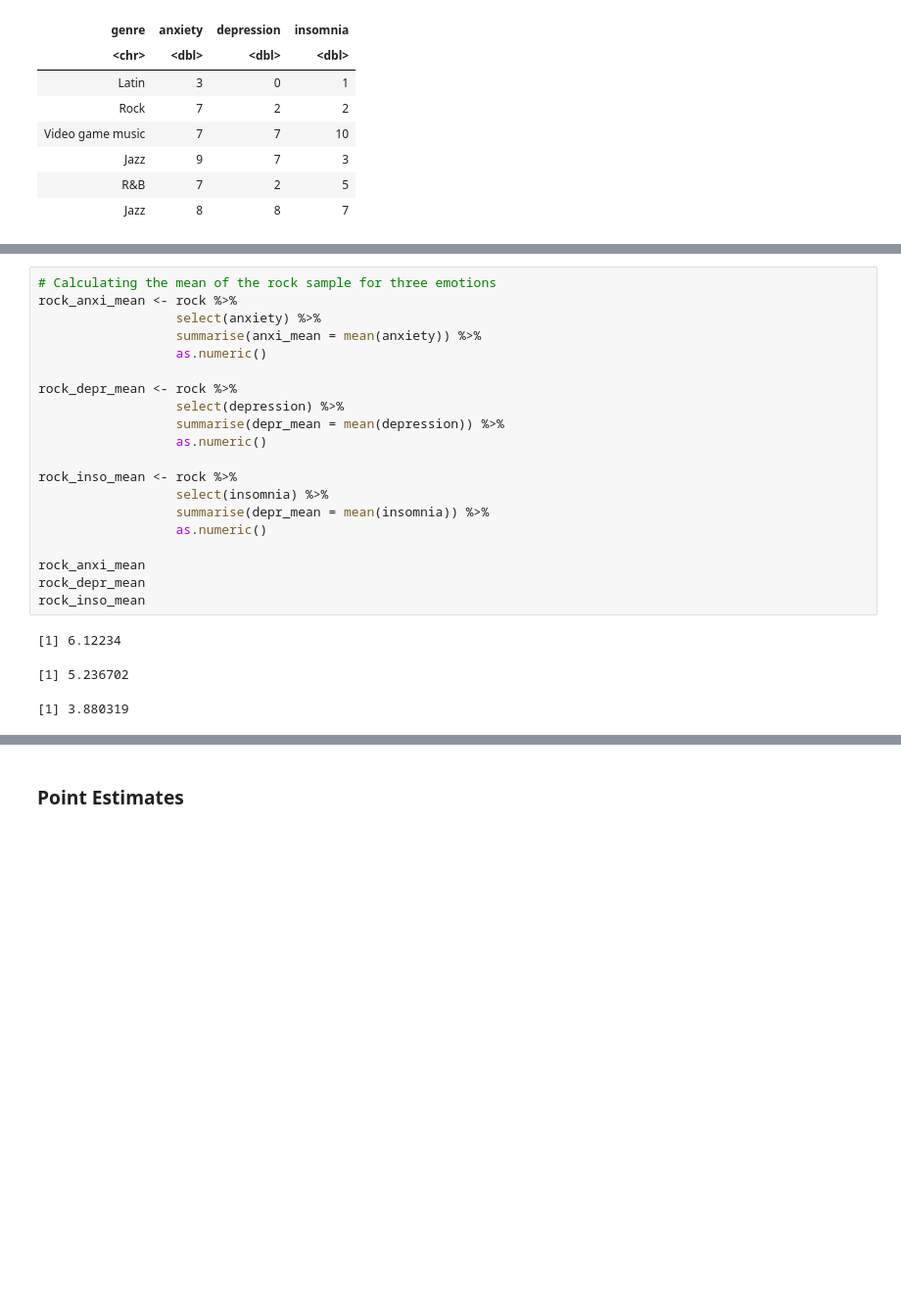
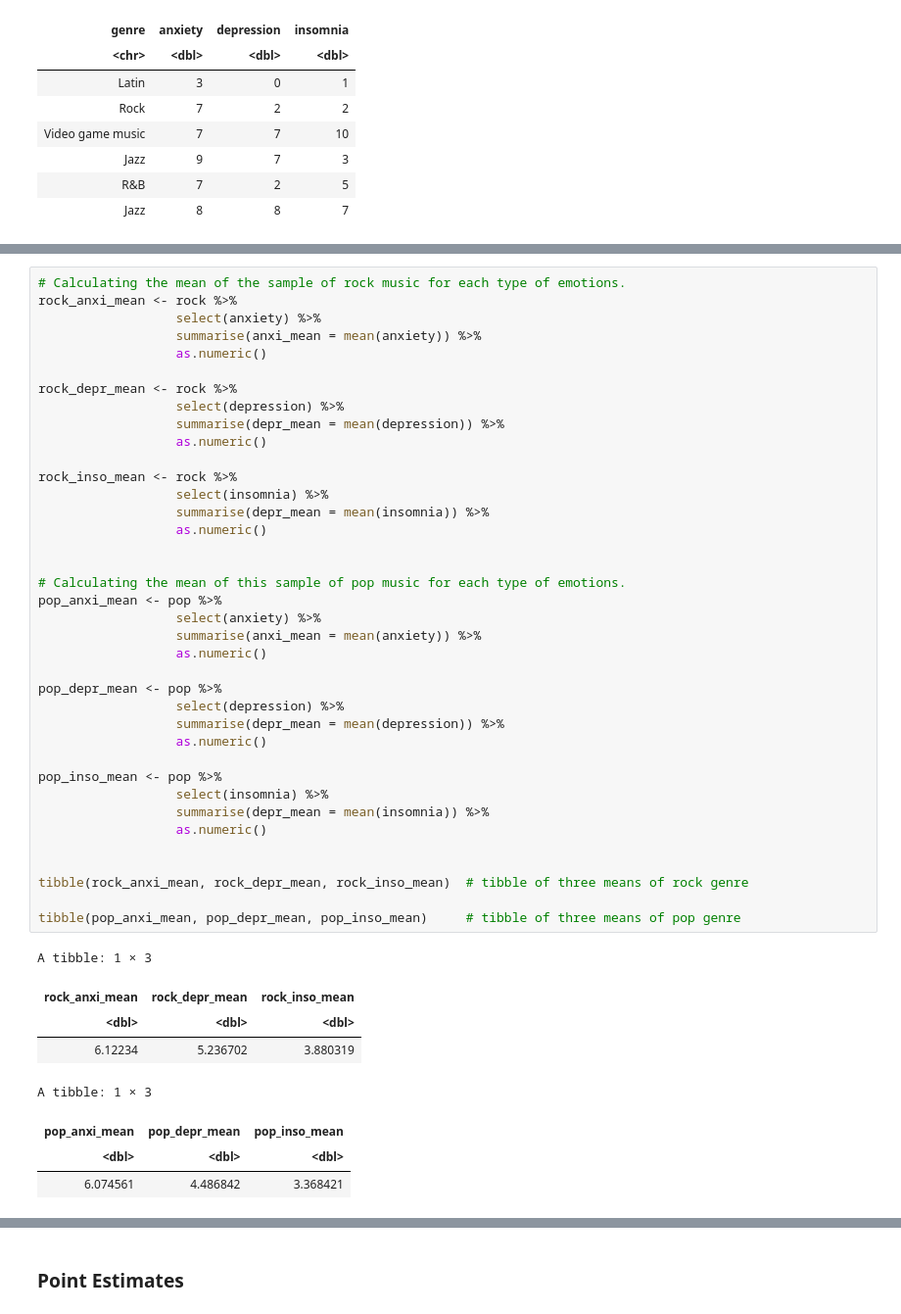
Before and after one commit to SaiUbc/STAT-201-Group-Project-Team-3, a Jupyter notebook: Group 3_Proposal.ipynb, the cells around one changed output, grey strips where cells are left out. Shown at 98% size. Cells and saved outputs as stored; diff of their text form; blank space fills up the shorter version.

```diff
--- a/Group 3_Proposal.ipynb
+++ b/Group 3_Proposal.ipynb
@@ -177,27 +199,50 @@ A tibble: 6 × 4
 # %%
-# Calculating the mean of the rock sample for three emotions
+# Calculating the mean of the sample of rock music for each type of emotions.
 rock_anxi_mean <- rock %>%
                   select(anxiety) %>%
                   summarise(anxi_mean = mean(anxiety)) %>%
                   as.numeric()
 
 rock_depr_mean <- rock %>%
                   select(depression) %>%
                   summarise(depr_mean = mean(depression)) %>%
                   as.numeric()
 
 rock_inso_mean <- rock %>%
                   select(insomnia) %>%
                   summarise(depr_mean = mean(insomnia)) %>%
                   as.numeric()
 
-rock_anxi_mean
-rock_depr_mean
-rock_inso_mean
+
+# Calculating the mean of this sample of pop music for each type of emotions.
+pop_anxi_mean <- pop %>%
+                  select(anxiety) %>%
+                  summarise(anxi_mean = mean(anxiety)) %>%
+                  as.numeric()
+
+pop_depr_mean <- pop %>%
+                  select(depression) %>%
+                  summarise(depr_mean = mean(depression)) %>%
+                  as.numeric()
+
+pop_inso_mean <- pop %>%
+                  select(insomnia) %>%
+                  summarise(depr_mean = mean(insomnia)) %>%
+                  as.numeric()
+
+
+tibble(rock_anxi_mean, rock_depr_mean, rock_inso_mean)  # tibble of three means of rock genre
+
+tibble(pop_anxi_mean, pop_depr_mean, pop_inso_mean)     # tibble of three means of pop genre
 # %% [output]
-[1] 6.12234
+A tibble: 1 × 3
+| rock_anxi_mean | rock_depr_mean | rock_inso_mean |
+| <dbl> | <dbl> | <dbl> |
+| 6.12234 | 5.236702 | 3.880319 |
-[1] 5.236702
+A tibble: 1 × 3
-[1] 3.880319
+| pop_anxi_mean | pop_depr_mean | pop_inso_mean |
+| <dbl> | <dbl> | <dbl> |
+| 6.074561 | 4.486842 | 3.368421 |
 # %%
 # Visualizing the Sample's distribution of the genre "Rock"
 options(repr.plot.width = 5, repr.plot.height = 4) # setting dimensions
```
Also changed, not shown: parts of 21 cells of this notebook.
